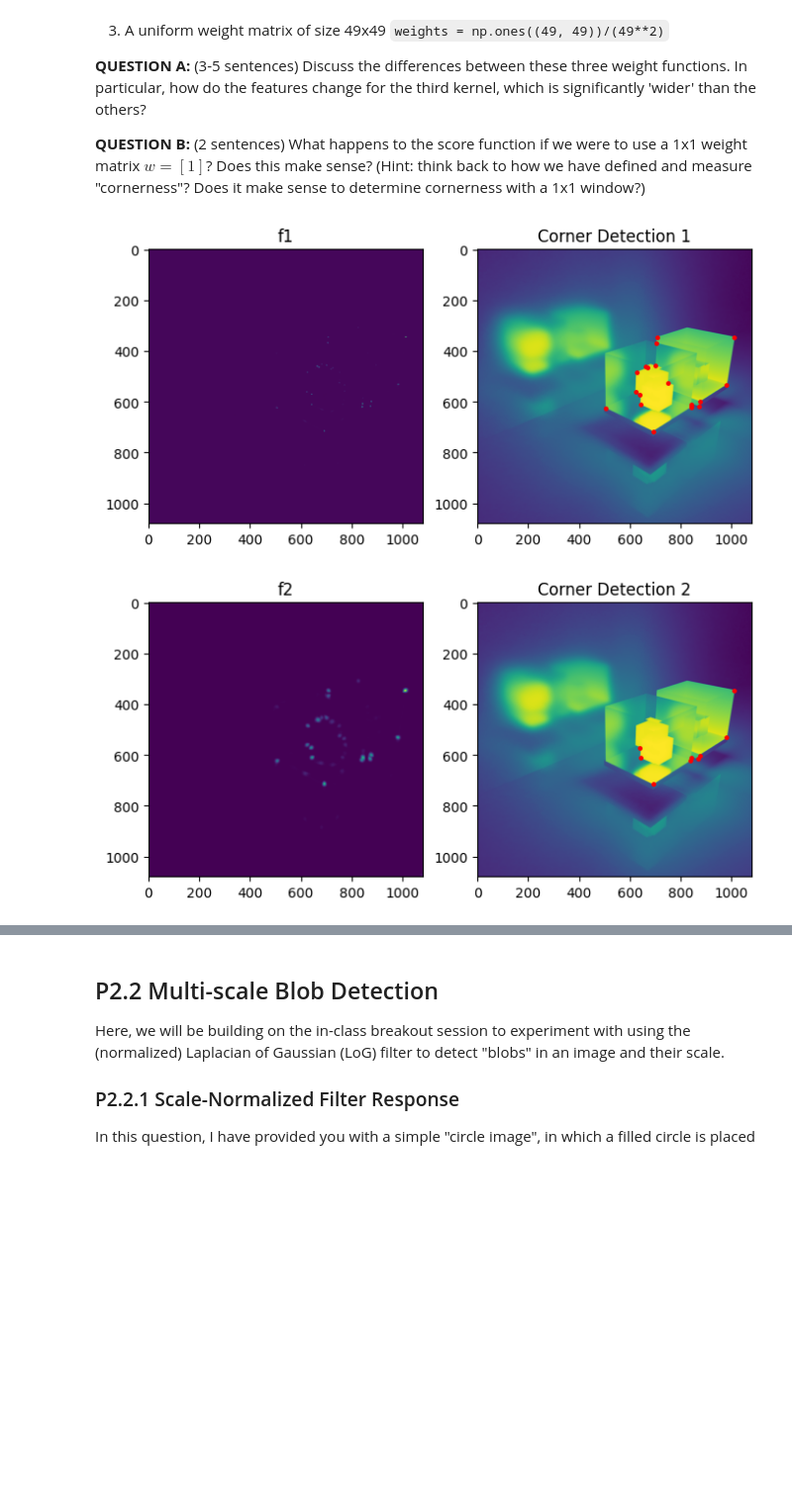
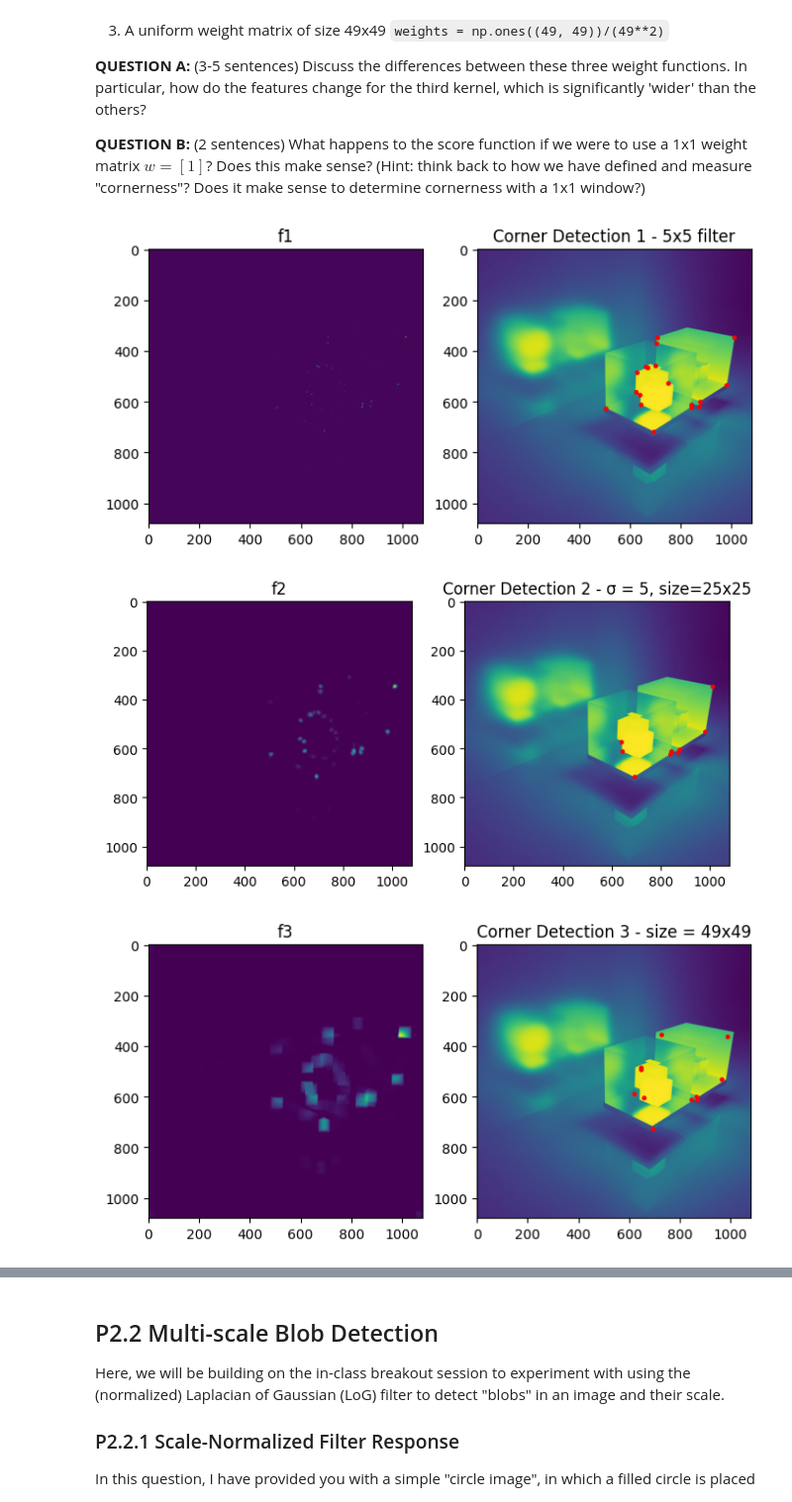
Before and after one commit to MrJoshie333/cs5401, a Jupyter notebook: Assignment 2/P2.Features_Scale_Warping.ipynb, the cells around one changed output, grey strips where cells are left out. Shown at 99% size. Drawn from its saved outputs; the diff is of its cells as text; code cells hidden in the pictures; blank space fills up the shorter version.

Commit message:
Finished plots for problem 1

```diff
--- a/Assignment 2/P2.Features_Scale_Warping.ipynb
+++ b/Assignment 2/P2.Features_Scale_Warping.ipynb
@@ -189,7 +189,7 @@ plt.subplot(2, 2 , 4)
 plt.imshow(image)
 plt.title("Corner Detection")
 
-points = get_local_maxima(f, 0.1)
+points = get_local_maxima(f, 0.05)
 for point in points:
     plt.scatter(point[0], point[1], color='red', s = 6)
 
@@ -261,34 +261,78 @@ plt.subplot(1, 2, 1)
 plt.imshow(f)
 plt.title("f1")
 plt.subplot(1,2,2)
 plt.imshow(image)
 
 points = get_local_maxima(f, 0.1)
 for point in points:
     plt.scatter(point[0], point[1], color='red', s = 6)
-plt.title("Corner Detection 1")
+plt.title("Corner Detection 1 - 5x5 filter")
 plt.show()
 
 #================
 weight2=get_gaussian_filter(25,5)
 A = scipy.signal.convolve(Ix**2, weight2, mode='same')
 B = scipy.signal.convolve(Ix * Iy, weight2, mode='same')
 C = scipy.signal.convolve(Iy**2, weight2, mode='same')
 f = (A*C-B**2) / (A+C+1E-30)
 
 fig = plt.figure(figsize=(8,6))
 plt.subplot(1, 2, 1)
 plt.imshow(f)
 plt.title("f2")
 plt.subplot(1,2,2)
 plt.imshow(image)
 
 points = get_local_maxima(f, 0.1)
 for point in points:
     plt.scatter(point[0], point[1], color='red', s = 6)
-plt.title("Corner Detection 2")
+plt.title("Corner Detection 2 - σ = 5, size=25x25")
 
 plt.show()
+
+#===============================
+weight3 = np.ones((49, 49))/(49**2)
+A = scipy.signal.convolve(Ix**2, weight3, mode='same')
+B = scipy.signal.convolve(Ix * Iy, weight3, mode='same')
+C = scipy.signal.convolve(Iy**2, weight3, mode='same')
+f = (A*C-B**2) / (A+C+1E-30)
+
+fig = plt.figure(figsize=(8,6))
+plt.subplot(1, 2, 1)
+plt.imshow(f)
+plt.title("f3")
+plt.subplot(1,2,2)
+plt.imshow(image)
+
+points = get_local_maxima(f, 0.03)
+for point in points:
+    plt.scatter(point[0], point[1], color='red', s = 6)
+plt.title("Corner Detection 3 - size = 49x49")
+
+plt.show()
+
+
+#===============================
+weight4 = np.ones((1,1))/(1)
+A = scipy.signal.convolve(Ix**2, weight4, mode='same')
+B = scipy.signal.convolve(Ix * Iy, weight4, mode='same')
+C = scipy.signal.convolve(Iy**2, weight4, mode='same')
+f = (A*C-B**2) / (A+C+1E-30)
+
+fig = plt.figure(figsize=(8,6))
+plt.subplot(1, 2, 1)
+plt.imshow(f)
+plt.title("f4")
+plt.subplot(1,2,2)
+plt.imshow(image)
+
+points = get_local_maxima(f, 1e-19)
+for point in points:
+    plt.scatter(point[0], point[1], color='red', s = 6)
+plt.title("Corner Detection 4 - size=1x1")
+
+plt.show()
 # %% [output]
-[figure, old version]
+[figure, new version]
-[figure, old version]
+[figure, new version]
+[figure, added]
```
Also changed, not shown: parts of 2 cells of this notebook, 7 other files.
